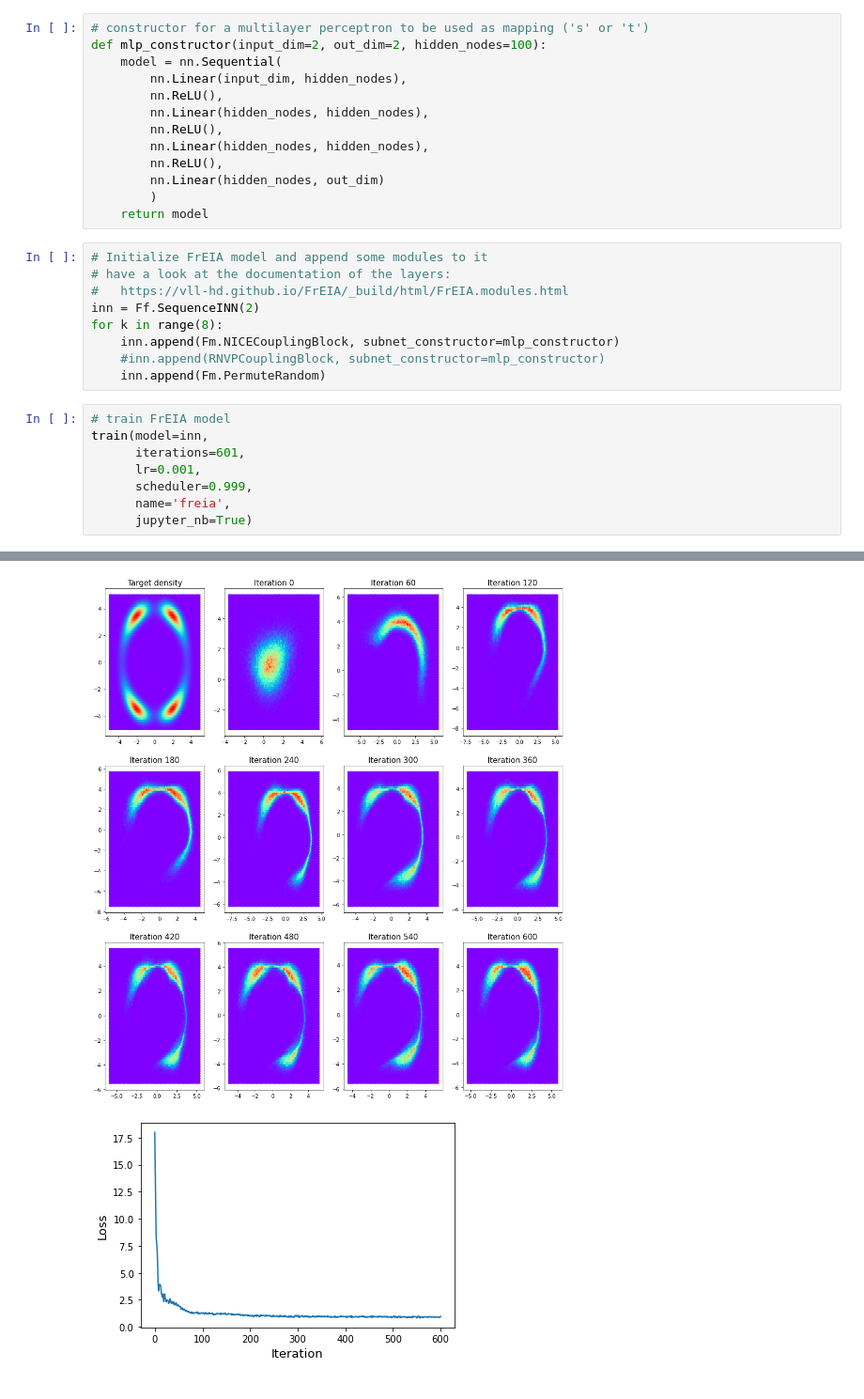
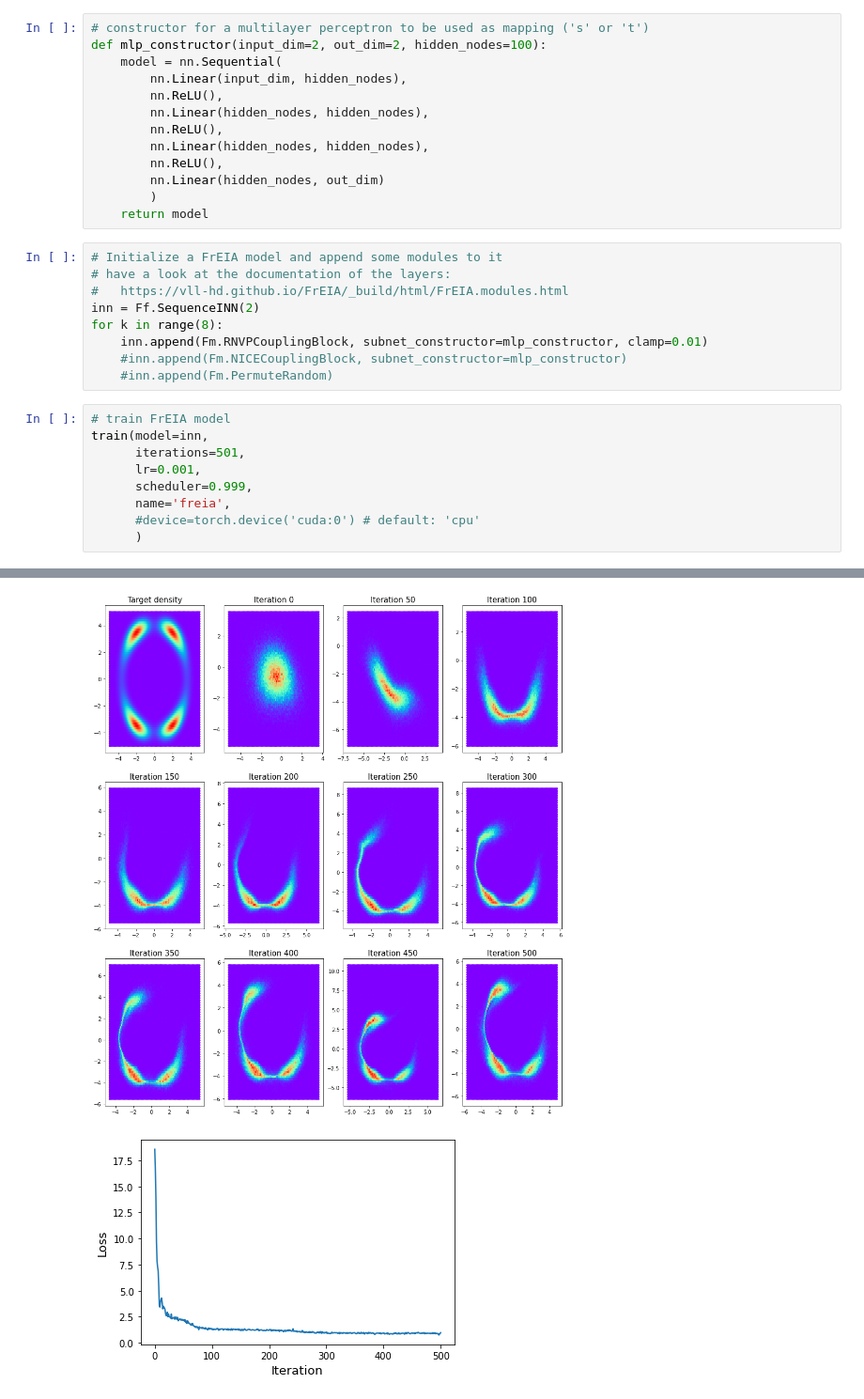
Before and after one commit to lsowa/flows, a Jupyter notebook: normalizing_flows.ipynb, the cells around one changed output, grey strips where cells are left out. Shown at 94% size. Drawn from its saved outputs; the diff is of its cells as text.

```diff
--- a/normalizing_flows.ipynb
+++ b/normalizing_flows.ipynb
@@ -107,20 +136,21 @@ def mlp_constructor(input_dim=2, out_dim=2, hidden_nodes=100):
         )
     return model
 # %%
-# Initialize FrEIA model and append some modules to it
+# Initialize a FrEIA model and append some modules to it
 # have a look at the documentation of the layers:
 #   https://vll-hd.github.io/FrEIA/_build/html/FrEIA.modules.html
 inn = Ff.SequenceINN(2)
 for k in range(8):
-    inn.append(Fm.NICECouplingBlock, subnet_constructor=mlp_constructor)
-    #inn.append(RNVPCouplingBlock, subnet_constructor=mlp_constructor)
-    inn.append(Fm.PermuteRandom)
+    inn.append(Fm.RNVPCouplingBlock, subnet_constructor=mlp_constructor, clamp=0.01)
+    #inn.append(Fm.NICECouplingBlock, subnet_constructor=mlp_constructor)
+    #inn.append(Fm.PermuteRandom)
 # %%
 # train FrEIA model
 train(model=inn,
-      iterations=601,
+      iterations=501,
       lr=0.001,
       scheduler=0.999,
       name='freia',
-      jupyter_nb=True)
+      #device=torch.device('cuda:0') # default: 'cpu'
+      )
 # %% [output]
@@ -138,3 +168,3 @@ Iter. 600 Loss: 0.97158
-[figure, old version]
+[figure, new version]
-[figure, old version]
+[figure, new version]
 # %%
```
Also changed, not shown: parts of 15 cells of this notebook, 1 other file.
